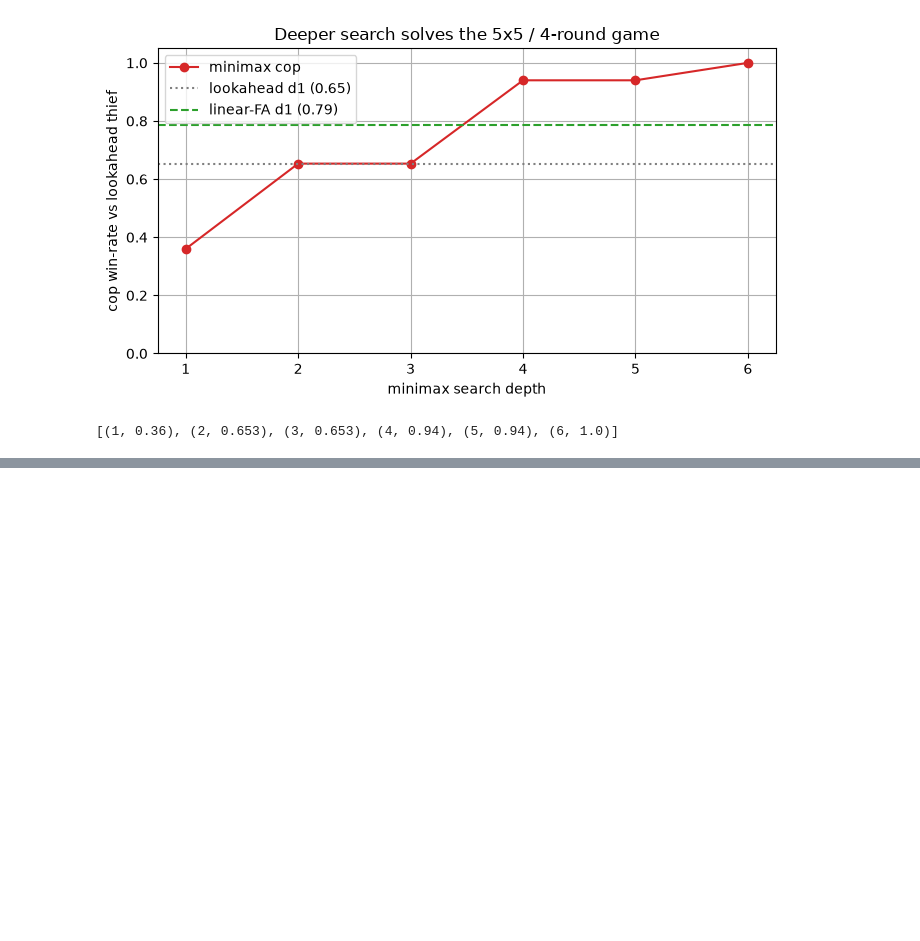
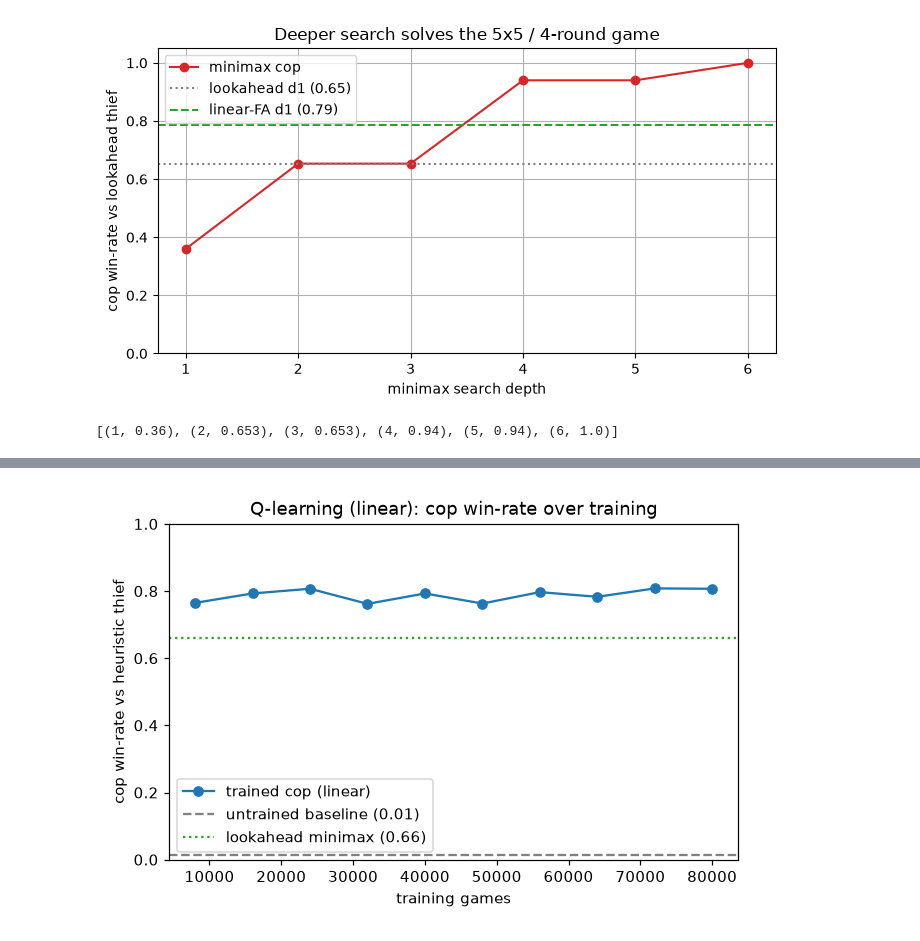
Before and after one commit to alonengel/Dual-Agent-MCP, a Jupyter notebook: notebooks/analysis.ipynb, the cells around one changed output, grey strips where cells are left out. Cells and saved outputs as stored; diff of their text form; code cells hidden in the pictures; blank space fills up the shorter version.

```diff
--- a/notebooks/analysis.ipynb
+++ b/notebooks/analysis.ipynb
@@ -265,0 +276,7 @@ minimax d6                   1.000       1.000       1.000
+# %%
+from IPython.display import Image
+# Canonical learning curve from the long offline run. Regenerate with:
+#   uv run python scripts/train_qtable.py --policy linear --games 80000
+Image(filename=str(ROOT / "assets" / "training_curve.png"))
+# %% [output]
+[figure, added]
```
Also changed, not shown: parts of 3 cells of this notebook, 1 other file.
